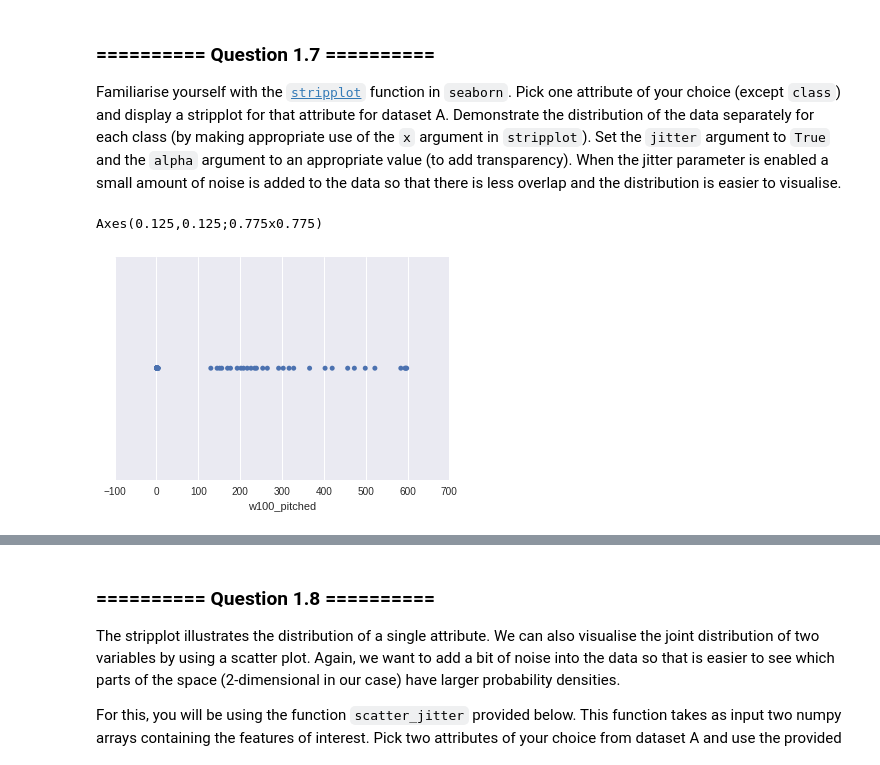
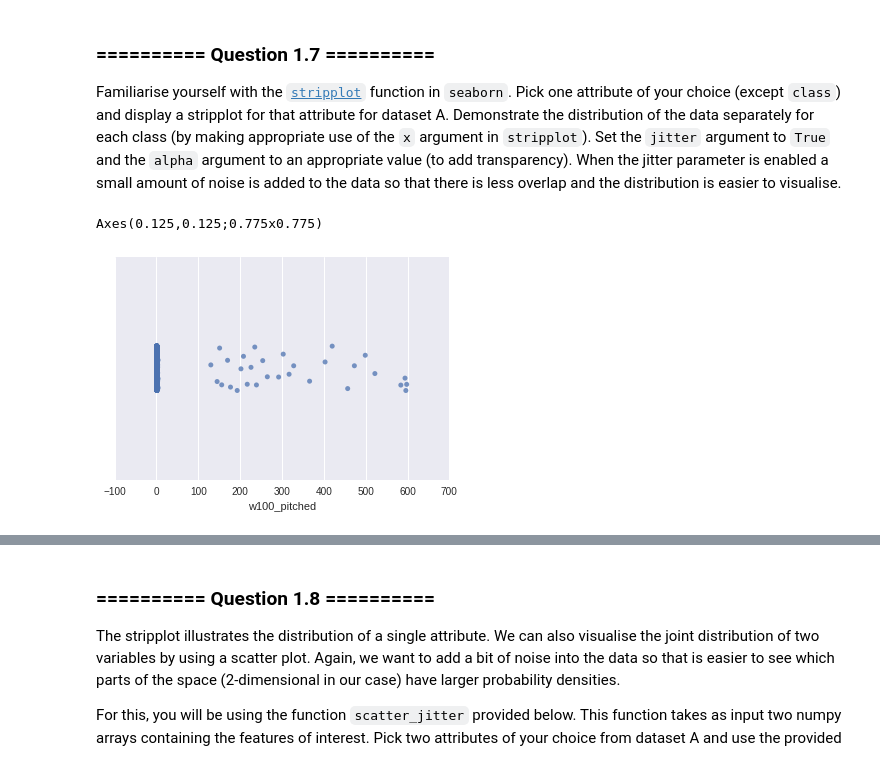
Before and after one commit to ngbcos/iaml-1, a Jupyter notebook: 03_Assignment_1_pligor.ipynb, the cells around one changed output, grey strips where cells are left out. Saved outputs shown, nothing was run; the diff lists cells and outputs as text; code cells hidden in the pictures.

```diff
--- a/03_Assignment_1_pligor.ipynb
+++ b/03_Assignment_1_pligor.ipynb
@@ -238,11 +238,11 @@ partA.columns.tolist()[0:100]
 ### ========== Question 1.7 ==========
 Familiarise yourself with the [`stripplot`](https://stanford.edu/~mwaskom/software/seaborn/generated/seaborn.stripplot.html) function in `seaborn`. Pick one attribute of your choice (except `class`) and display a stripplot for that attribute for dataset A. Demonstrate the distribution of the data separately for each class (by making appropriate use of the `x` argument in `stripplot`). Set the `jitter` argument to `True` and the `alpha` argument to an appropriate value (to add transparency). When the jitter parameter is enabled a small amount of noise is added to the data so that there is less overlap and the distribution is easier to visualise.
 # %%
-ax = sns.stripplot(partA['w100_pitched'])
+ax = sns.stripplot(partA['w100_pitched'], jitter=True, alpha=0.75)
 print ax
 # %% [output]
 Axes(0.125,0.125;0.775x0.775)
-[figure, old version]
+[figure, new version]
 # %%
 # Your code goes here
 #https://stanford.edu/~mwaskom/software/seaborn/generated/seaborn.stripplot.html
```
Also changed, not shown: parts of 14 cells of this notebook, 1 other file.
